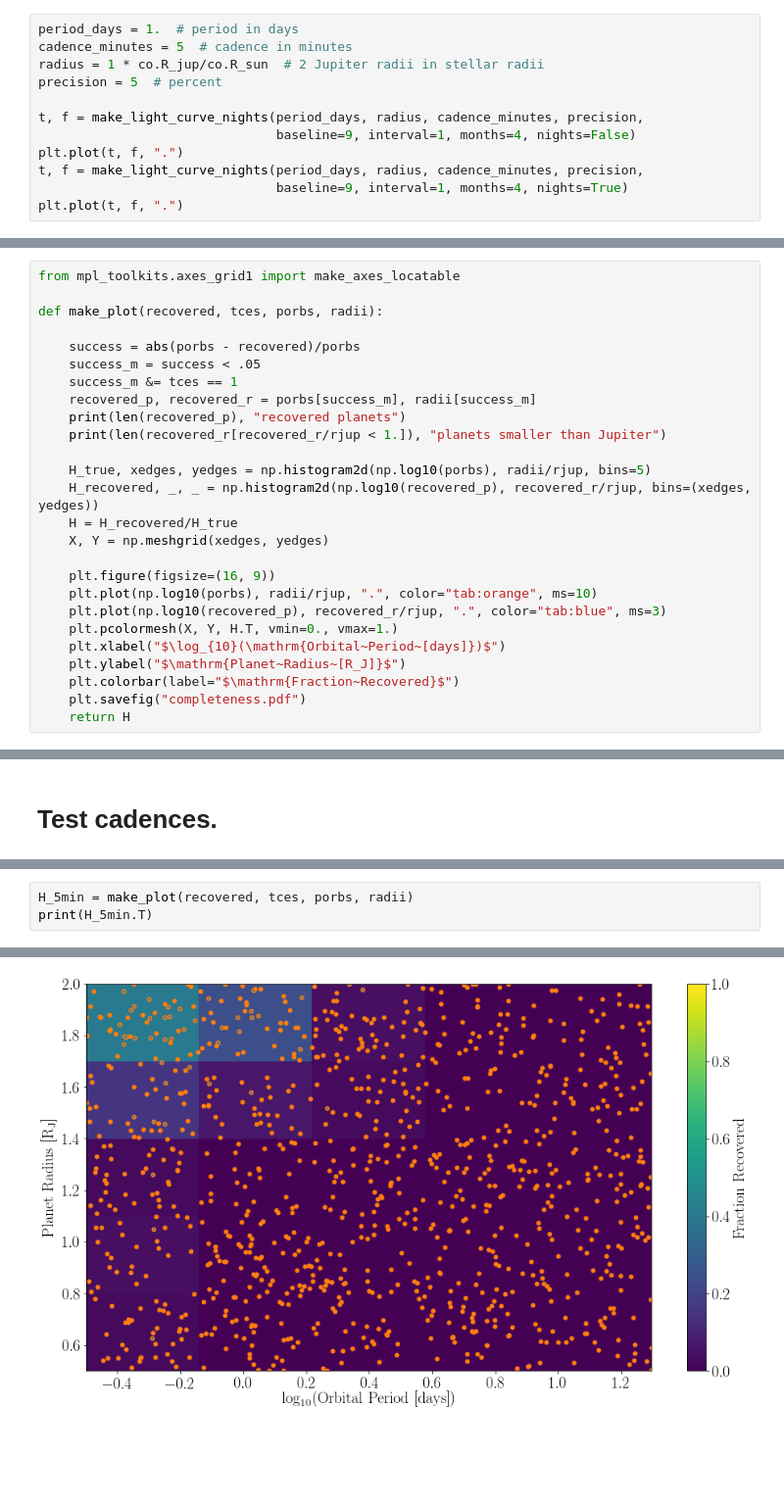
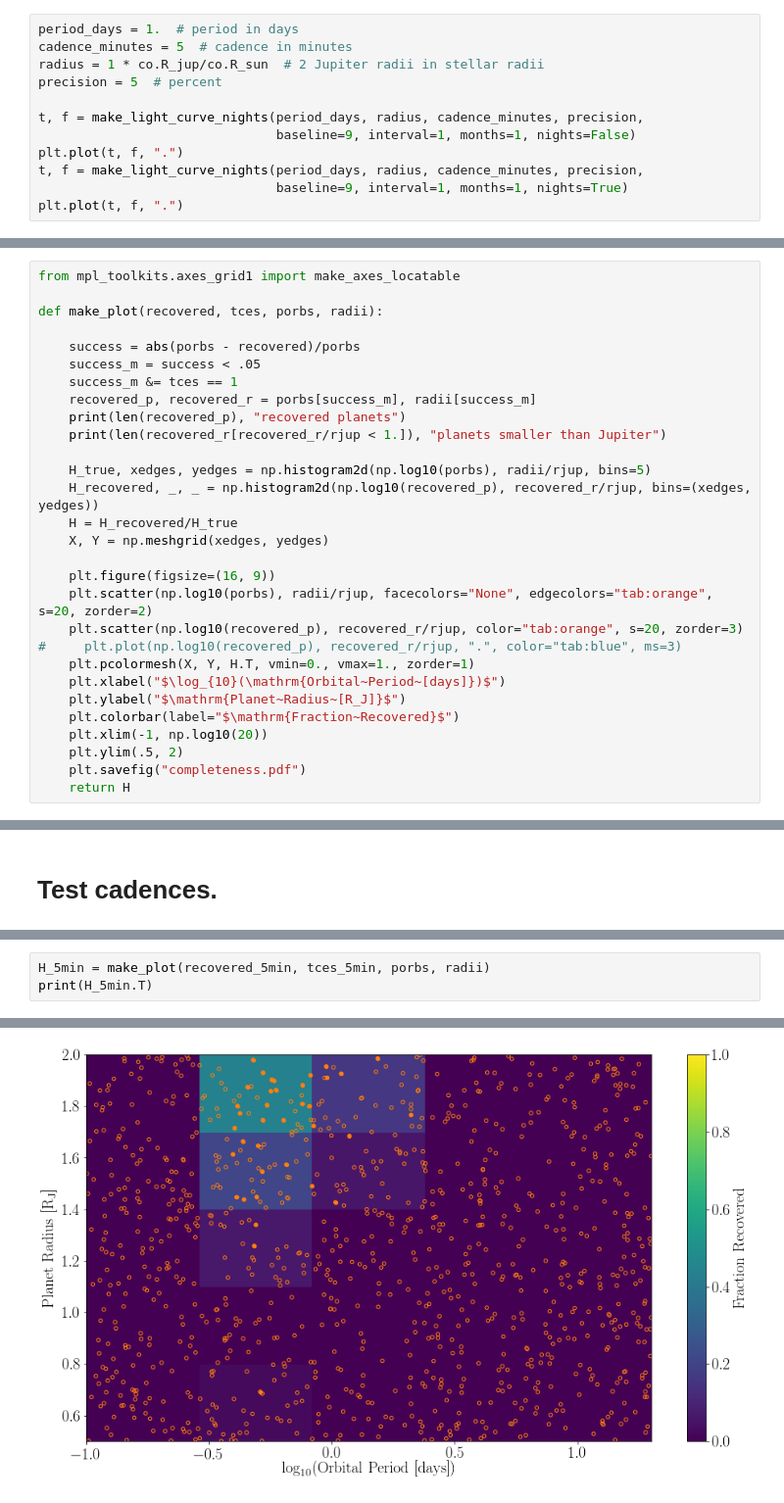
Before and after one commit to RuthAngus/extragalactic-exoplanets, a Jupyter notebook: Proof-of-concept.ipynb, the cells around one changed output, grey strips where cells are left out. Shown at 98% size. Drawn from its saved outputs; the diff is of its cells as text; blank space fills up the shorter version.

```diff
--- a/Proof-of-concept.ipynb
+++ b/Proof-of-concept.ipynb
@@ -377,10 +319,10 @@ radius = 1 * co.R_jup/co.R_sun  # 2 Jupiter radii in stellar radii
 precision = 5  # percent
 
 t, f = make_light_curve_nights(period_days, radius, cadence_minutes, precision,
-                               baseline=9, interval=1, months=4, nights=False)
+                               baseline=9, interval=1, months=1, nights=False)
 plt.plot(t, f, ".")
 t, f = make_light_curve_nights(period_days, radius, cadence_minutes, precision,
-                               baseline=9, interval=1, months=4, nights=True)
+                               baseline=9, interval=1, months=1, nights=True)
 plt.plot(t, f, ".")
 # %% [output]
 [<matplotlib.lines.Line2D at 0x...>]
@@ -448,12 +390,15 @@ def make_plot(recovered, tces, porbs, radii):
     X, Y = np.meshgrid(xedges, yedges)
 
     plt.figure(figsize=(16, 9))
-    plt.plot(np.log10(porbs), radii/rjup, ".", color="tab:orange", ms=10)
-    plt.plot(np.log10(recovered_p), recovered_r/rjup, ".", color="tab:blue", ms=3)
-    plt.pcolormesh(X, Y, H.T, vmin=0., vmax=1.)
+    plt.scatter(np.log10(porbs), radii/rjup, facecolors="None", edgecolors="tab:orange", s=20, zorder=2)
+    plt.scatter(np.log10(recovered_p), recovered_r/rjup, color="tab:orange", s=20, zorder=3)
+#     plt.plot(np.log10(recovered_p), recovered_r/rjup, ".", color="tab:blue", ms=3)
+    plt.pcolormesh(X, Y, H.T, vmin=0., vmax=1., zorder=1)
     plt.xlabel("$\log_{10}(\mathrm{Orbital~Period~[days]})$")
     plt.ylabel("$\mathrm{Planet~Radius~[R_J]}$")
     plt.colorbar(label="$\mathrm{Fraction~Recovered}$")
+    plt.xlim(-1, np.log10(20))
+    plt.ylim(.5, 2)
     plt.savefig("completeness.pdf")
     return H
 # %%
@@ -565,4 +481,4 @@ print((end - start)/60, "minutes")
 # %%
-H_5min = make_plot(recovered, tces, porbs, radii)
+H_5min = make_plot(recovered_5min, tces_5min, porbs, radii)
 print(H_5min.T)
 # %% [output]
@@ -576,4 +492,4 @@ print(H_5min.T)
-[figure, old version]
+[figure, new version]
 # %%
 start = time.time()
 recovered_8min, maxpower_8min, tces_8min, t0_8min = run_bls(porbs, radii, cadence_minutes=8, precision=4.2,
```
Also changed, not shown: parts of 31 cells of this notebook, 4 other files.
